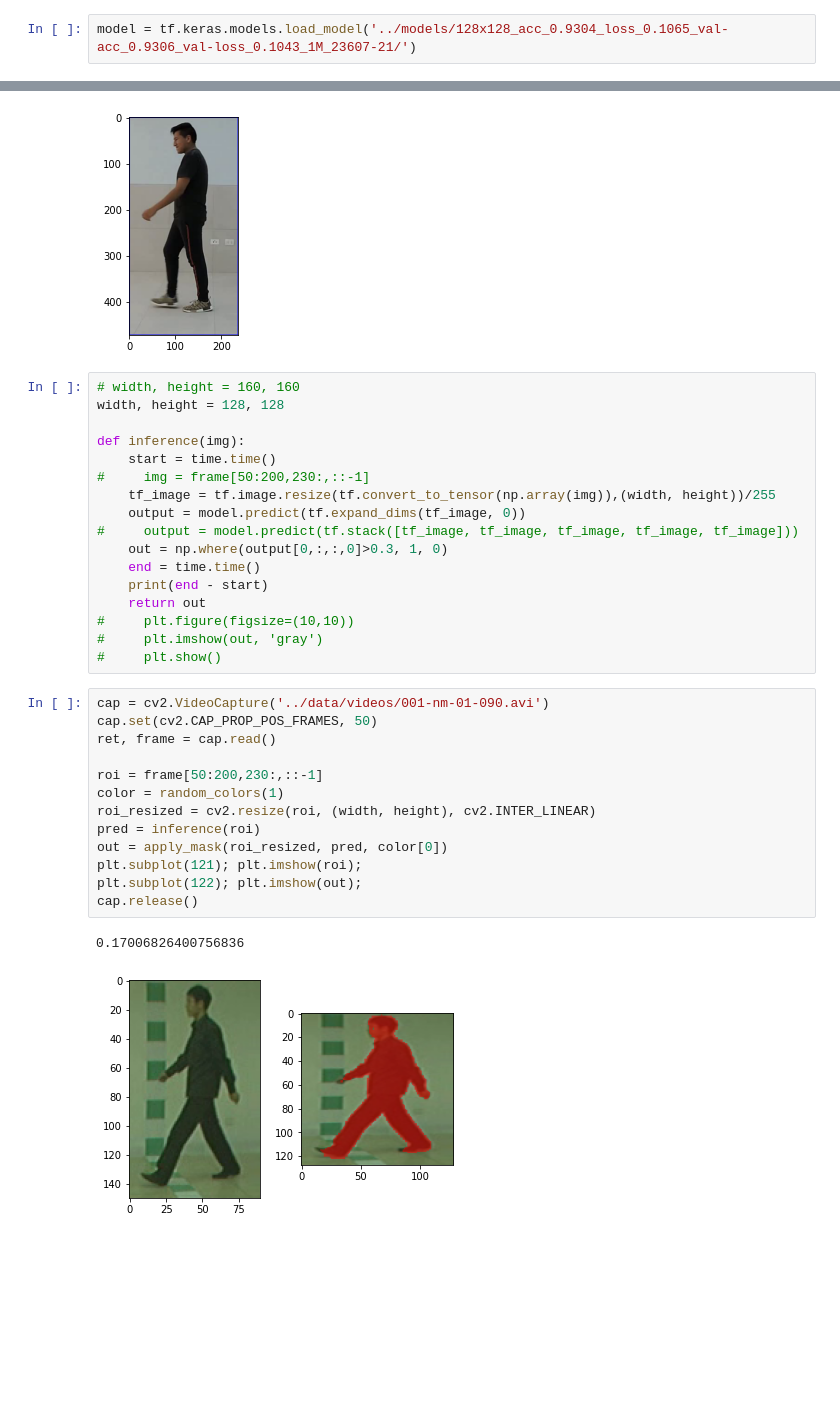
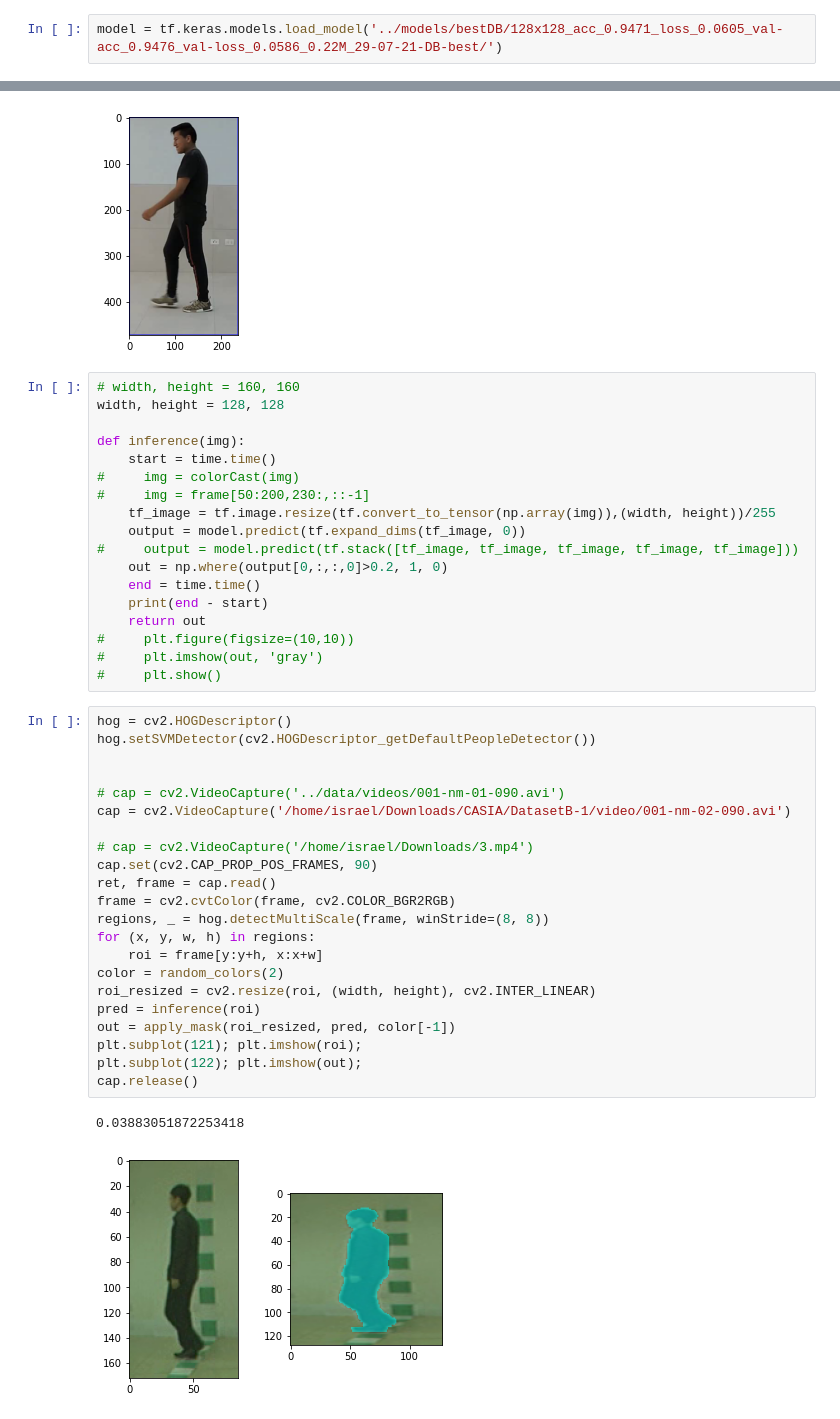
Before and after one commit to cidimec/UCB-squirrels, a Jupyter notebook: recognition/u-net.ipynb, the cells around one changed output, grey strips where cells are left out. Drawn from its saved outputs; the diff is of its cells as text; blank space fills up the shorter version.

```diff
--- a/recognition/u-net.ipynb
+++ b/recognition/u-net.ipynb
@@ -12,5 +15,5 @@ import matplotlib.pyplot as plt
 # %%
-model = tf.keras.models.load_model('../models/128x128_acc_0.9304_loss_0.1065_val-acc_0.9306_val-loss_0.1043_1M_23607-21/')
+model = tf.keras.models.load_model('../models/bestDB/128x128_acc_0.9471_loss_0.0605_val-acc_0.9476_val-loss_0.0586_0.22M_29-07-21-DB-best/')
 # %%
 model.summary()
 # %% [output]
@@ -63,11 +82,12 @@ width, height = 128, 128
 
 def inference(img):
     start = time.time()
+#     img = colorCast(img)
 #     img = frame[50:200,230:,::-1]
     tf_image = tf.image.resize(tf.convert_to_tensor(np.array(img)),(width, height))/255
     output = model.predict(tf.expand_dims(tf_image, 0))
 #     output = model.predict(tf.stack([tf_image, tf_image, tf_image, tf_image, tf_image]))
-    out = np.where(output[0,:,:,0]>0.3, 1, 0)
+    out = np.where(output[0,:,:,0]>0.2, 1, 0)
     end = time.time()
     print(end - start)
     return out
@@ -75,21 +95,30 @@ def inference(img):
 #     plt.imshow(out, 'gray')
 #     plt.show()
 # %%
-cap = cv2.VideoCapture('../data/videos/001-nm-01-090.avi')
-cap.set(cv2.CAP_PROP_POS_FRAMES, 50)
+hog = cv2.HOGDescriptor()
+hog.setSVMDetector(cv2.HOGDescriptor_getDefaultPeopleDetector())
+
+
+# cap = cv2.VideoCapture('../data/videos/001-nm-01-090.avi')
+cap = cv2.VideoCapture('/home/israel/Downloads/CASIA/DatasetB-1/video/001-nm-02-090.avi')
+
+# cap = cv2.VideoCapture('/home/israel/Downloads/3.mp4')
+cap.set(cv2.CAP_PROP_POS_FRAMES, 90)
 ret, frame = cap.read()
-
-roi = frame[50:200,230:,::-1]
-color = random_colors(1)
+frame = cv2.cvtColor(frame, cv2.COLOR_BGR2RGB)
+regions, _ = hog.detectMultiScale(frame, winStride=(8, 8))
+for (x, y, w, h) in regions:
+    roi = frame[y:y+h, x:x+w]
+color = random_colors(2)
 roi_resized = cv2.resize(roi, (width, height), cv2.INTER_LINEAR)
 pred = inference(roi)
-out = apply_mask(roi_resized, pred, color[0])
+out = apply_mask(roi_resized, pred, color[-1])
 plt.subplot(121); plt.imshow(roi);
 plt.subplot(122); plt.imshow(out);
 cap.release()
 # %% [output]
-0.17006826400756836
+0.03883051872253418
-[figure, old version]
+[figure, new version]
 # %%
 hog = cv2.HOGDescriptor()
 hog.setSVMDetector(cv2.HOGDescriptor_getDefaultPeopleDetector())
```
Also changed, not shown: parts of 5 cells of this notebook, 9 other files.
